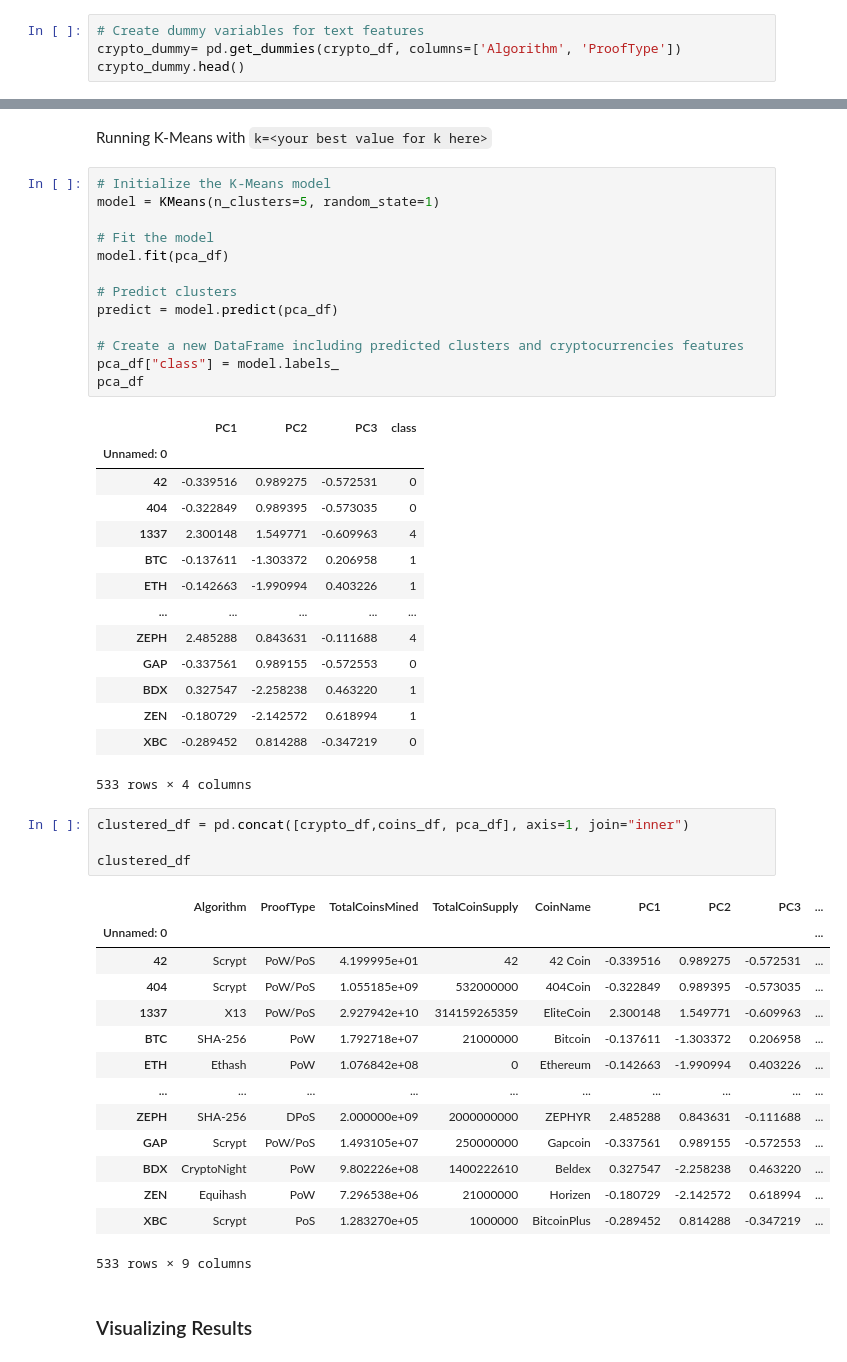
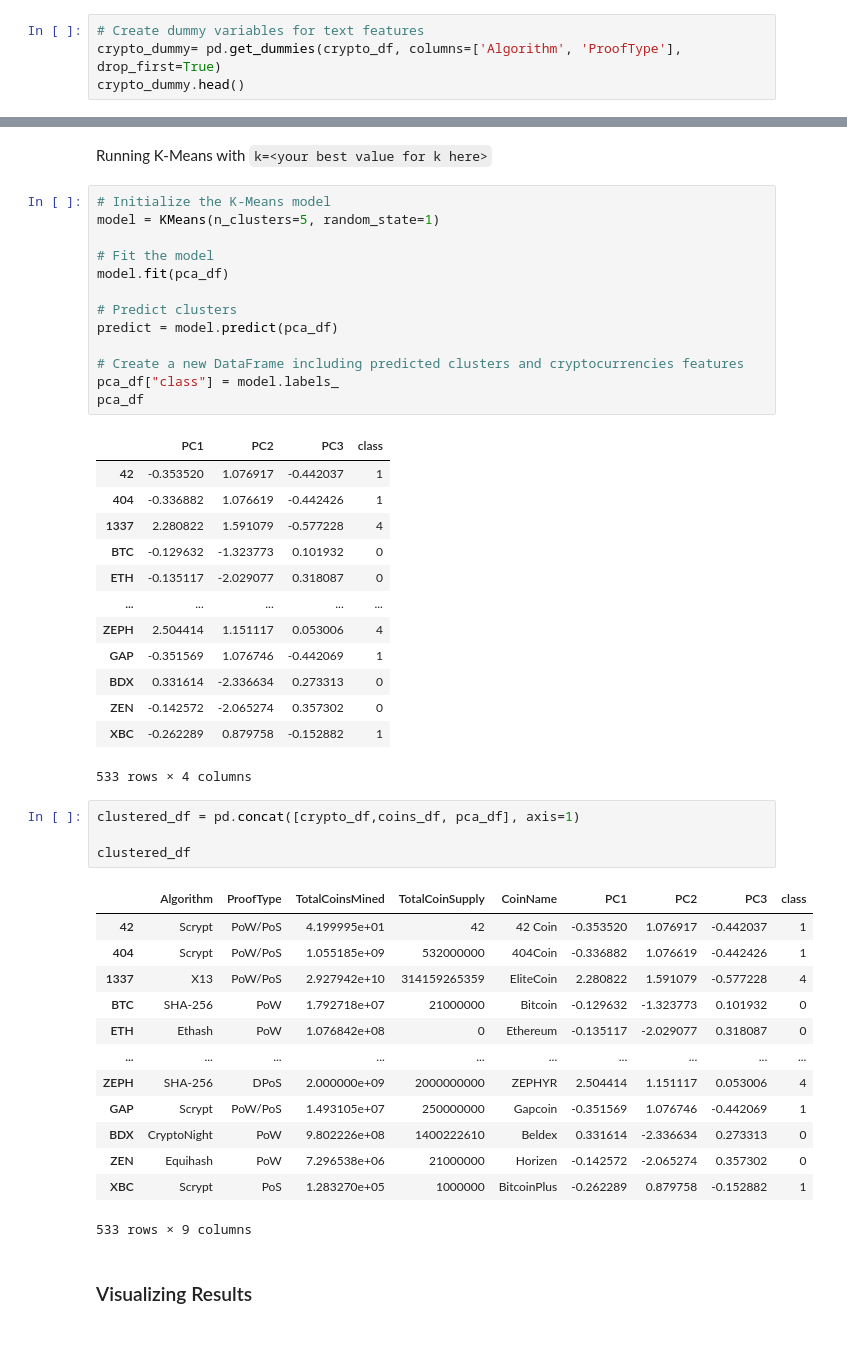
Before and after one commit to DDEEEVV/AWS_Lex_HW, a Jupyter notebook: Starter_Files/crypto_clustering.ipynb, the cells around one changed output, grey strips where cells are left out. Saved outputs shown, nothing was run; the diff lists cells and outputs as text.

```diff
--- a/Starter_Files/crypto_clustering.ipynb
+++ b/Starter_Files/crypto_clustering.ipynb
@@ -173,6 +176,6 @@ crypto_df.head()
 | ETH | Ethash | PoW | 1.076842e+08 | 0 |
 # %%
 # Create dummy variables for text features
-crypto_dummy= pd.get_dummies(crypto_df, columns=['Algorithm', 'ProofType'])
+crypto_dummy= pd.get_dummies(crypto_df, columns=['Algorithm', 'ProofType'], drop_first=True)
 crypto_dummy.head()
 # %% [output]
@@ -265,37 +268,35 @@ pca_df["class"] = model.labels_
 pca_df
 # %% [output]
 |  | PC1 | PC2 | PC3 | class |
-| Unnamed: 0 |  |  |  |  |
-| 42 | -0.339516 | 0.989275 | -0.572531 | 0 |
-| 404 | -0.322849 | 0.989395 | -0.573035 | 0 |
-| 1337 | 2.300148 | 1.549771 | -0.609963 | 4 |
-| BTC | -0.137611 | -1.303372 | 0.206958 | 1 |
-| ETH | -0.142663 | -1.990994 | 0.403226 | 1 |
+| 42 | -0.353520 | 1.076917 | -0.442037 | 1 |
+| 404 | -0.336882 | 1.076619 | -0.442426 | 1 |
+| 1337 | 2.280822 | 1.591079 | -0.577228 | 4 |
+| BTC | -0.129632 | -1.323773 | 0.101932 | 0 |
+| ETH | -0.135117 | -2.029077 | 0.318087 | 0 |
 | ... | ... | ... | ... | ... |
-| ZEPH | 2.485288 | 0.843631 | -0.111688 | 4 |
-| GAP | -0.337561 | 0.989155 | -0.572553 | 0 |
-| BDX | 0.327547 | -2.258238 | 0.463220 | 1 |
-| ZEN | -0.180729 | -2.142572 | 0.618994 | 1 |
-| XBC | -0.289452 | 0.814288 | -0.347219 | 0 |
+| ZEPH | 2.504414 | 1.151117 | 0.053006 | 4 |
+| GAP | -0.351569 | 1.076746 | -0.442069 | 1 |
+| BDX | 0.331614 | -2.336634 | 0.273313 | 0 |
+| ZEN | -0.142572 | -2.065274 | 0.357302 | 0 |
+| XBC | -0.262289 | 0.879758 | -0.152882 | 1 |
 533 rows × 4 columns
 # %%
-clustered_df = pd.concat([crypto_df,coins_df, pca_df], axis=1, join="inner")
+clustered_df = pd.concat([crypto_df,coins_df, pca_df], axis=1)
 
 clustered_df
 # %% [output]
-|  | Algorithm | ProofType | TotalCoinsMined | TotalCoinSupply | CoinName | PC1 | PC2 | PC3 | ... |
-| Unnamed: 0 |  |  |  |  |  |  |  |  | ... |
-| 42 | Scrypt | PoW/PoS | 4.199995e+01 | 42 | 42 Coin | -0.339516 | 0.989275 | -0.572531 | ... |
-| 404 | Scrypt | PoW/PoS | 1.055185e+09 | 532000000 | 404Coin | -0.322849 | 0.989395 | -0.573035 | ... |
-| 1337 | X13 | PoW/PoS | 2.927942e+10 | 314159265359 | EliteCoin | 2.300148 | 1.549771 | -0.609963 | ... |
-| BTC | SHA-256 | PoW | 1.792718e+07 | 21000000 | Bitcoin | -0.137611 | -1.303372 | 0.206958 | ... |
-| ETH | Ethash | PoW | 1.076842e+08 | 0 | Ethereum | -0.142663 | -1.990994 | 0.403226 | ... |
+|  | Algorithm | ProofType | TotalCoinsMined | TotalCoinSupply | CoinName | PC1 | PC2 | PC3 | class |
+| 42 | Scrypt | PoW/PoS | 4.199995e+01 | 42 | 42 Coin | -0.353520 | 1.076917 | -0.442037 | 1 |
+| 404 | Scrypt | PoW/PoS | 1.055185e+09 | 532000000 | 404Coin | -0.336882 | 1.076619 | -0.442426 | 1 |
+| 1337 | X13 | PoW/PoS | 2.927942e+10 | 314159265359 | EliteCoin | 2.280822 | 1.591079 | -0.577228 | 4 |
+| BTC | SHA-256 | PoW | 1.792718e+07 | 21000000 | Bitcoin | -0.129632 | -1.323773 | 0.101932 | 0 |
+| ETH | Ethash | PoW | 1.076842e+08 | 0 | Ethereum | -0.135117 | -2.029077 | 0.318087 | 0 |
 | ... | ... | ... | ... | ... | ... | ... | ... | ... | ... |
-| ZEPH | SHA-256 | DPoS | 2.000000e+09 | 2000000000 | ZEPHYR | 2.485288 | 0.843631 | -0.111688 | ... |
-| GAP | Scrypt | PoW/PoS | 1.493105e+07 | 250000000 | Gapcoin | -0.337561 | 0.989155 | -0.572553 | ... |
-| BDX | CryptoNight | PoW | 9.802226e+08 | 1400222610 | Beldex | 0.327547 | -2.258238 | 0.463220 | ... |
-| ZEN | Equihash | PoW | 7.296538e+06 | 21000000 | Horizen | -0.180729 | -2.142572 | 0.618994 | ... |
-| XBC | Scrypt | PoS | 1.283270e+05 | 1000000 | BitcoinPlus | -0.289452 | 0.814288 | -0.347219 | ... |
+| ZEPH | SHA-256 | DPoS | 2.000000e+09 | 2000000000 | ZEPHYR | 2.504414 | 1.151117 | 0.053006 | 4 |
+| GAP | Scrypt | PoW/PoS | 1.493105e+07 | 250000000 | Gapcoin | -0.351569 | 1.076746 | -0.442069 | 1 |
+| BDX | CryptoNight | PoW | 9.802226e+08 | 1400222610 | Beldex | 0.331614 | -2.336634 | 0.273313 | 0 |
+| ZEN | Equihash | PoW | 7.296538e+06 | 21000000 | Horizen | -0.142572 | -2.065274 | 0.357302 | 0 |
+| XBC | Scrypt | PoS | 1.283270e+05 | 1000000 | BitcoinPlus | -0.262289 | 0.879758 | -0.152882 | 1 |
 533 rows × 9 columns
 # %% [markdown]
 ### Visualizing Results
```
Also changed, not shown: parts of 3 cells of this notebook, 2 other files.
